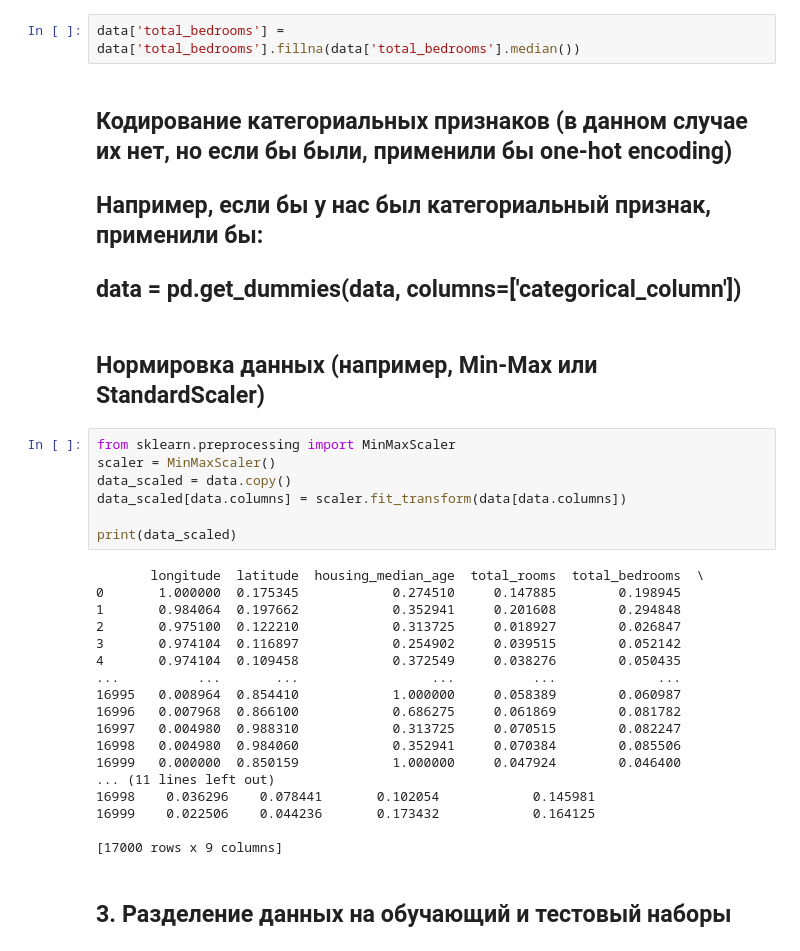
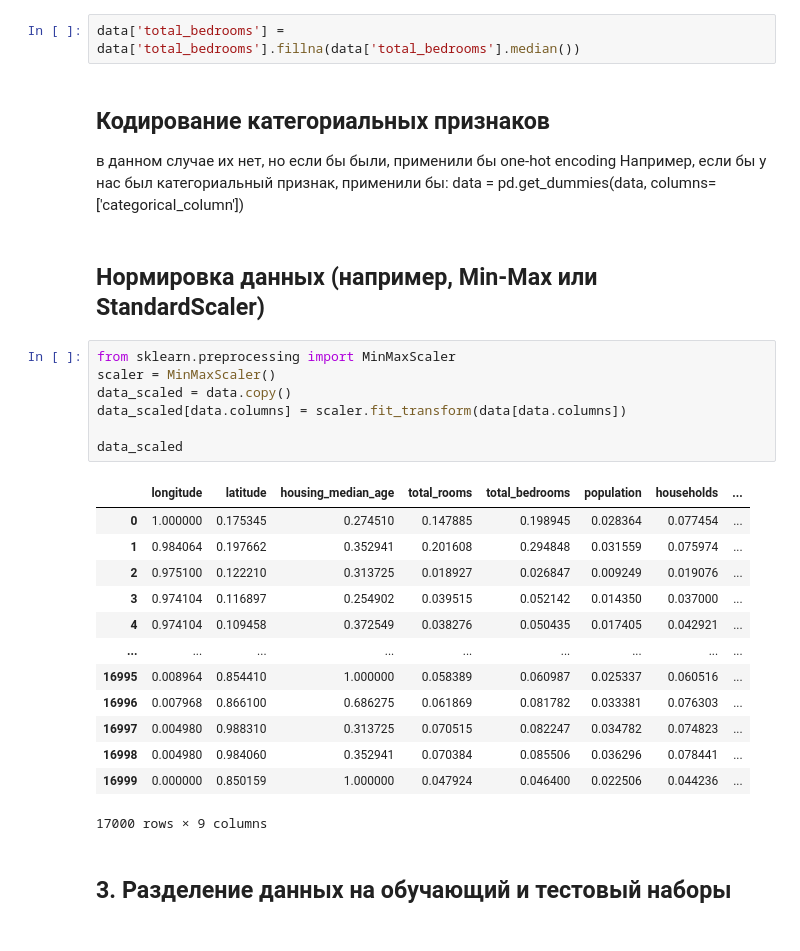
Before and after one commit to ColdDirol/ITMO, a Jupyter notebook: 5 semester/Системы искусственного интеллекта/LAB3/lab3.ipynb, the cells around one changed output. Drawn from its saved outputs; the diff is of its cells as text.

```diff
--- a/5 semester/Системы искусственного интеллекта/LAB3/lab3.ipynb
+++ b/5 semester/Системы искусственного интеллекта/LAB3/lab3.ipynb
@@ -77,36 +69,33 @@ dtype: int64
 # %%
 data['total_bedrooms'] = data['total_bedrooms'].fillna(data['total_bedrooms'].median())
 # %% [markdown]
-## Кодирование категориальных признаков (в данном случае их нет, но если бы были, применили бы one-hot encoding)
-## Например, если бы у нас был категориальный признак, применили бы:
-## data = pd.get_dummies(data, columns=['categorical_column'])
+## Кодирование категориальных признаков
+в данном случае их нет, но если бы были, применили бы one-hot encoding
+Например, если бы у нас был категориальный признак, применили бы:
+data = pd.get_dummies(data, columns=['categorical_column'])
 # %% [markdown]
 ## Нормировка данных (например, Min-Max или StandardScaler)
 # %%
 from sklearn.preprocessing import MinMaxScaler
 scaler = MinMaxScaler()
 data_scaled = data.copy()
 data_scaled[data.columns] = scaler.fit_transform(data[data.columns])
 
-print(data_scaled)
+data_scaled
 # %% [output]
+|  | longitude | latitude | housing_median_age | total_rooms | total_bedrooms | population | households | ... |
+| 0 | 1.000000 | 0.175345 | 0.274510 | 0.147885 | 0.198945 | 0.028364 | 0.077454 | ... |
+| 1 | 0.984064 | 0.197662 | 0.352941 | 0.201608 | 0.294848 | 0.031559 | 0.075974 | ... |
+| 2 | 0.975100 | 0.122210 | 0.313725 | 0.018927 | 0.026847 | 0.009249 | 0.019076 | ... |
+| 3 | 0.974104 | 0.116897 | 0.254902 | 0.039515 | 0.052142 | 0.014350 | 0.037000 | ... |
+| 4 | 0.974104 | 0.109458 | 0.372549 | 0.038276 | 0.050435 | 0.017405 | 0.042921 | ... |
+| ... | ... | ... | ... | ... | ... | ... | ... | ... |
+| 16995 | 0.008964 | 0.854410 | 1.000000 | 0.058389 | 0.060987 | 0.025337 | 0.060516 | ... |
+| 16996 | 0.007968 | 0.866100 | 0.686275 | 0.061869 | 0.081782 | 0.033381 | 0.076303 | ... |
+| 16997 | 0.004980 | 0.988310 | 0.313725 | 0.070515 | 0.082247 | 0.034782 | 0.074823 | ... |
+| 16998 | 0.004980 | 0.984060 | 0.352941 | 0.070384 | 0.085506 | 0.036296 | 0.078441 | ... |
+| 16999 | 0.000000 | 0.850159 | 1.000000 | 0.047924 | 0.046400 | 0.022506 | 0.044236 | ... |
-       longitude  latitude  housing_median_age  total_rooms  total_bedrooms  \
-0       1.000000  0.175345            0.274510     0.147885        0.198945
-1       0.984064  0.197662            0.352941     0.201608        0.294848
-2       0.975100  0.122210            0.313725     0.018927        0.026847
-3       0.974104  0.116897            0.254902     0.039515        0.052142
-4       0.974104  0.109458            0.372549     0.038276        0.050435
-...          ...       ...                 ...          ...             ...
-16995   0.008964  0.854410            1.000000     0.058389        0.060987
-16996   0.007968  0.866100            0.686275     0.061869        0.081782
-16997   0.004980  0.988310            0.313725     0.070515        0.082247
-16998   0.004980  0.984060            0.352941     0.070384        0.085506
-16999   0.000000  0.850159            1.000000     0.047924        0.046400
-... (11 lines left out)
-16998    0.036296    0.078441       0.102054            0.145981
-16999    0.022506    0.044236       0.173432            0.164125
-
-[17000 rows x 9 columns]
+17000 rows × 9 columns
 # %% [markdown]
 ## 3. Разделение данных на обучающий и тестовый наборы
 # %%
```
Also changed, not shown: parts of 20 cells of this notebook, 29 other files.
